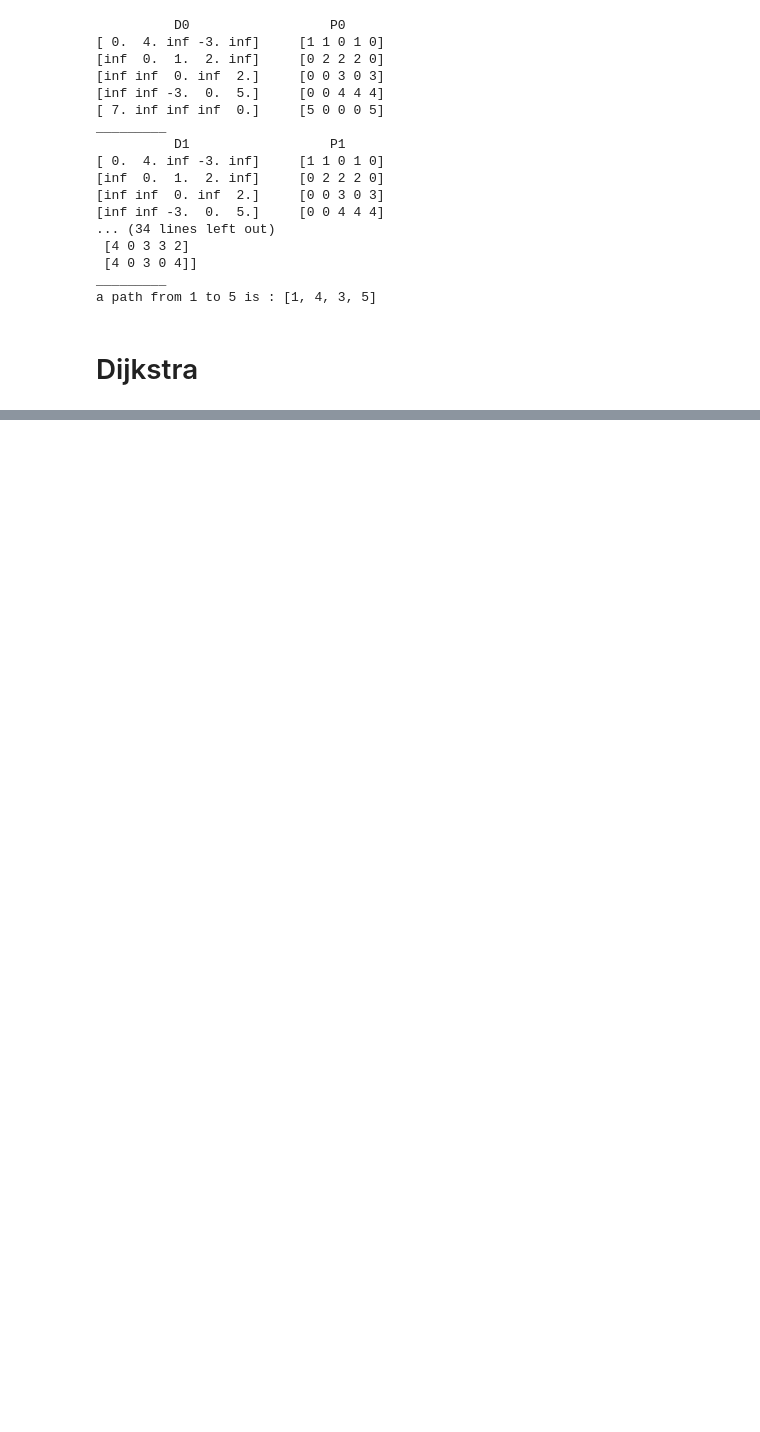
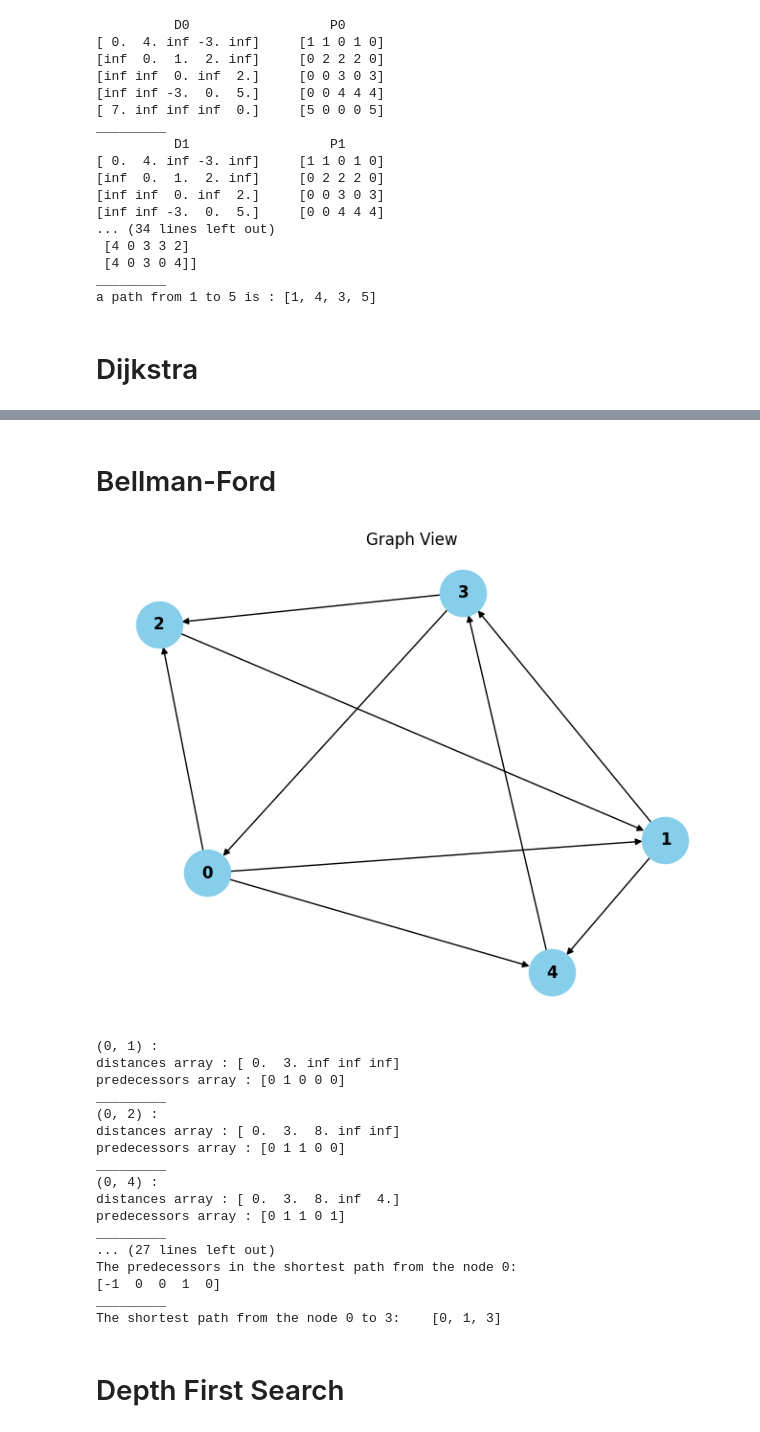
Before and after one commit to akef215/graph_theory, a Jupyter notebook: graph_demo1.ipynb, the cells around one changed output, grey strips where cells are left out. Cells and saved outputs as stored; diff of their text form; code cells hidden in the pictures; blank space fills up the shorter version.

```diff
--- a/graph_demo1.ipynb
+++ b/graph_demo1.ipynb
@@ -131,0 +135,34 @@ _________
+# %% [markdown]
+# Bellman-Ford
+# %%
+G.plot_graph()
+origin = 0
+d, pi = G.bellman_ford(origin, verbose=True)
+print(f"The minimal distances from the node {origin}:\n{d}")
+print("_________")
+print(f"The predecessors in the shortest path from the node {origin}:\n{pi}")
+print("_________")
+dest = 3
+print(f"The shortest path from the node {origin} to {dest}:\
+    {G.shortest_path_from_origin(pi, dest, origin)}")
+# %% [output]
+[figure, added]
+(0, 1) :
+distances array : [ 0.  3. inf inf inf]
+predecessors array : [0 1 0 0 0]
+_________
+(0, 2) :
+distances array : [ 0.  3.  8. inf inf]
+predecessors array : [0 1 1 0 0]
+_________
+(0, 4) :
+distances array : [ 0.  3.  8. inf  4.]
+predecessors array : [0 1 1 0 1]
+_________
+... (27 lines left out)
+The predecessors in the shortest path from the node 0:
+[-1  0  0  1  0]
+_________
+The shortest path from the node 0 to 3:    [0, 1, 3]
+# %% [markdown]
+# Depth First Search
```
Also changed, not shown: parts of 13 cells of this notebook, 1 other file.
